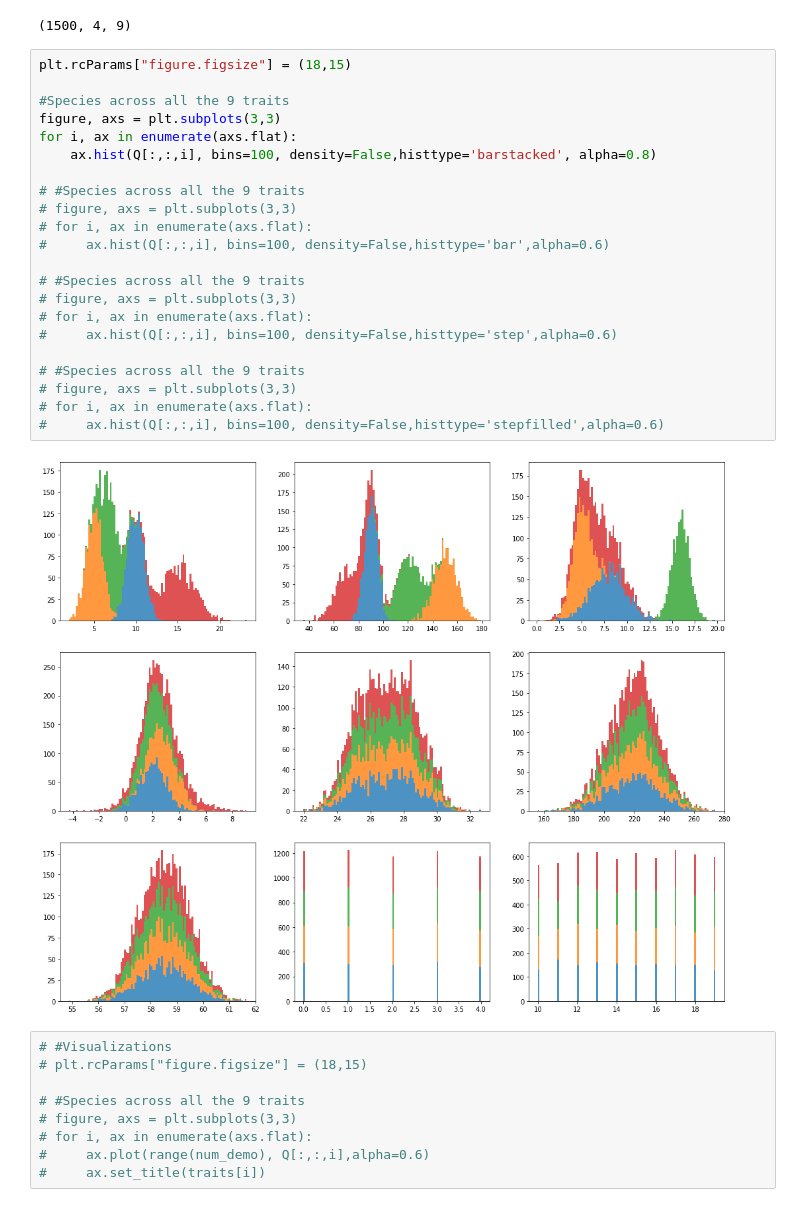
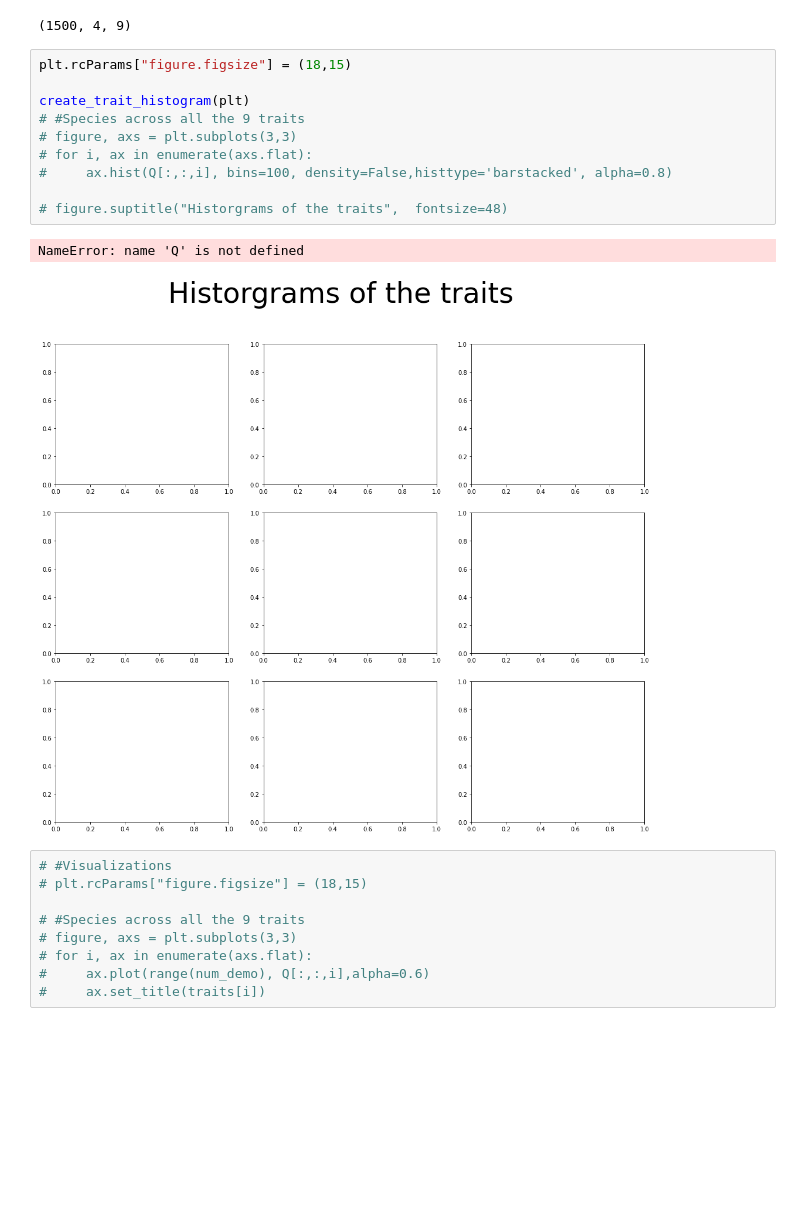
Before and after one commit to GT-STAR-Lab/trait_weight_optimization, a Jupyter notebook: experiment_setup.ipynb, the cells around one changed output. Saved outputs shown, nothing was run; the diff lists cells and outputs as text; blank space fills up the shorter version.

```diff
--- a/experiment_setup.ipynb
+++ b/experiment_setup.ipynb
@@ -59,30 +59,19 @@ Q = np.array(Q)
 Q.shape
 # %% [output]
 (1500, 4, 9)
-# %%
-plt.rcParams["figure.figsize"] = (18,15)
-
-#Species across all the 9 traits
-figure, axs = plt.subplots(3,3)
-for i, ax in enumerate(axs.flat):
-    ax.hist(Q[:,:,i], bins=100, density=False,histtype='barstacked', alpha=0.8)
-
-# #Species across all the 9 traits
-# figure, axs = plt.subplots(3,3)
-# for i, ax in enumerate(axs.flat):
-#     ax.hist(Q[:,:,i], bins=100, density=False,histtype='bar',alpha=0.6)
-
-# #Species across all the 9 traits
-# figure, axs = plt.subplots(3,3)
-# for i, ax in enumerate(axs.flat):
-#     ax.hist(Q[:,:,i], bins=100, density=False,histtype='step',alpha=0.6)
-
-# #Species across all the 9 traits
-# figure, axs = plt.subplots(3,3)
-# for i, ax in enumerate(axs.flat):
-#     ax.hist(Q[:,:,i], bins=100, density=False,histtype='stepfilled',alpha=0.6)
-# %% [output]
-[figure, removed]
+# %%
+plt.rcParams["figure.figsize"] = (18,15)
+
+create_trait_histogram(plt)
+# #Species across all the 9 traits
+# figure, axs = plt.subplots(3,3)
+# for i, ax in enumerate(axs.flat):
+#     ax.hist(Q[:,:,i], bins=100, density=False,histtype='barstacked', alpha=0.8)
+
+# figure.suptitle("Historgrams of the traits",  fontsize=48)
+# %% [output]
+NameError: name 'Q' is not defined
+[figure, added]
 # %%
 # #Visualizations
 # plt.rcParams["figure.figsize"] = (18,15)
```
Also changed, not shown: parts of 26 cells of this notebook, 1 other file.
